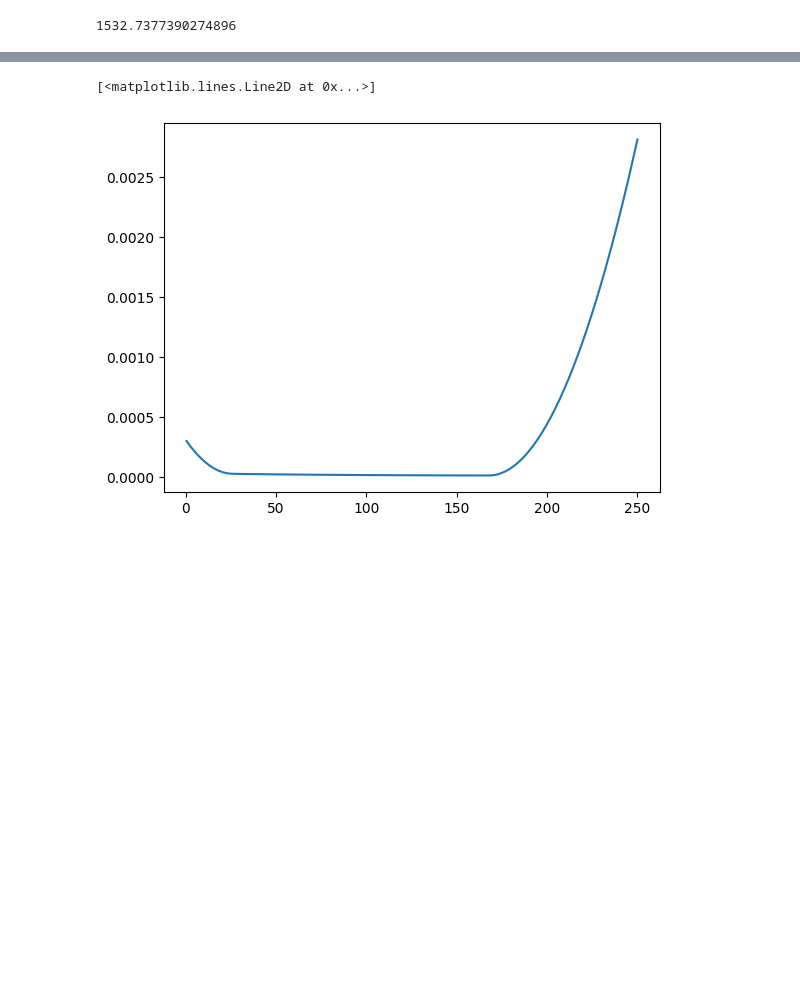
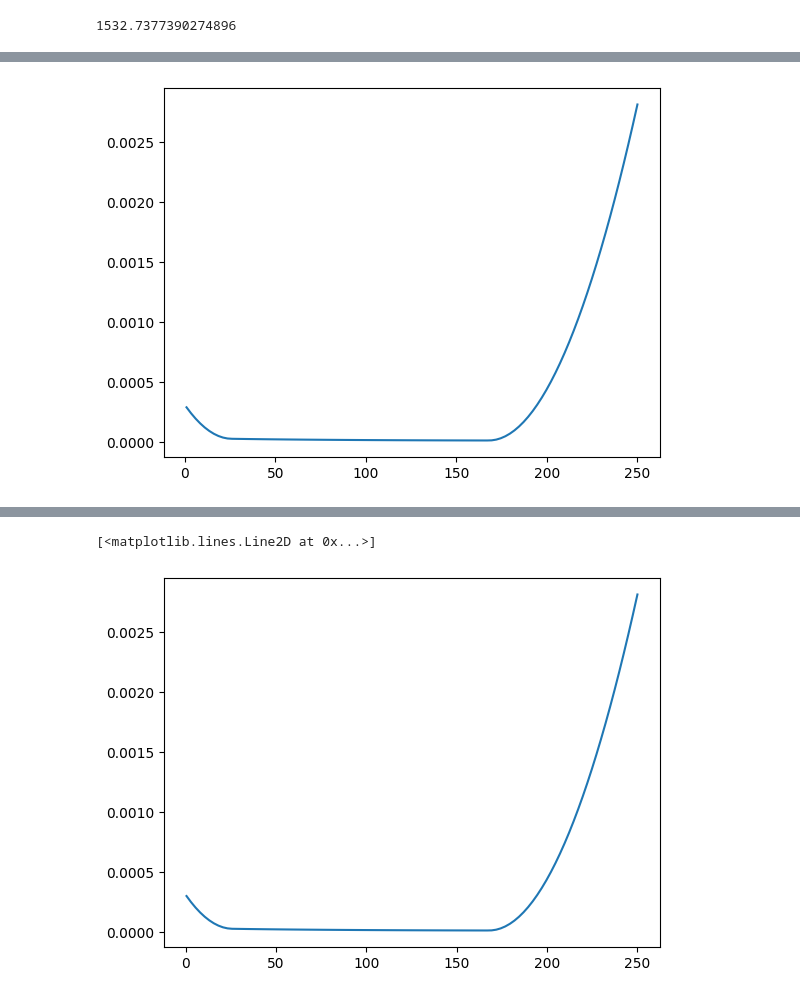
Before and after one commit to nodax-hub/Simulate, a Jupyter notebook: copmensate.ipynb, the cells around one changed output, grey strips where cells are left out. Saved outputs shown, nothing was run; the diff lists cells and outputs as text; code cells hidden in the pictures; blank space fills up the shorter version.

```diff
--- a/copmensate.ipynb
+++ b/copmensate.ipynb
@@ -260,0 +289,15 @@ plt.plot(x, y)
+# %%
+
+# ==== Пример использования ====
+
+# Тестовая функция ошибки
+def error_func(x):
+    pf = PumpFacade.from_simple_params(plan=plan,
+                                       norma=x,
+                                       max_drone_speed=2,
+                                       pump_min_speed=pump_min_speed,
+                                       pump_max_speed=pump_max_speed,
+                                       tank_volume=tank_volume,
+                                       pumping_policy=PumpingPolicy.NoUnderfillPolicy)
+    # return float(abs(pf.total_dispensed_by_pump_plan - pf.volume_total))
+    return pf.mse_density
@@ -260,0 +721,7 @@ plt.plot(x, y)
+# %%
+x = np.linspace(1, 250.0, 100)
+y = np.array([error_func(v) for v in x])
+plt.plot(x, y)
+plt.show()
+# %% [output]
+[figure, added]
```
Also changed, not shown: parts of 51 cells of this notebook, 8 other files.
